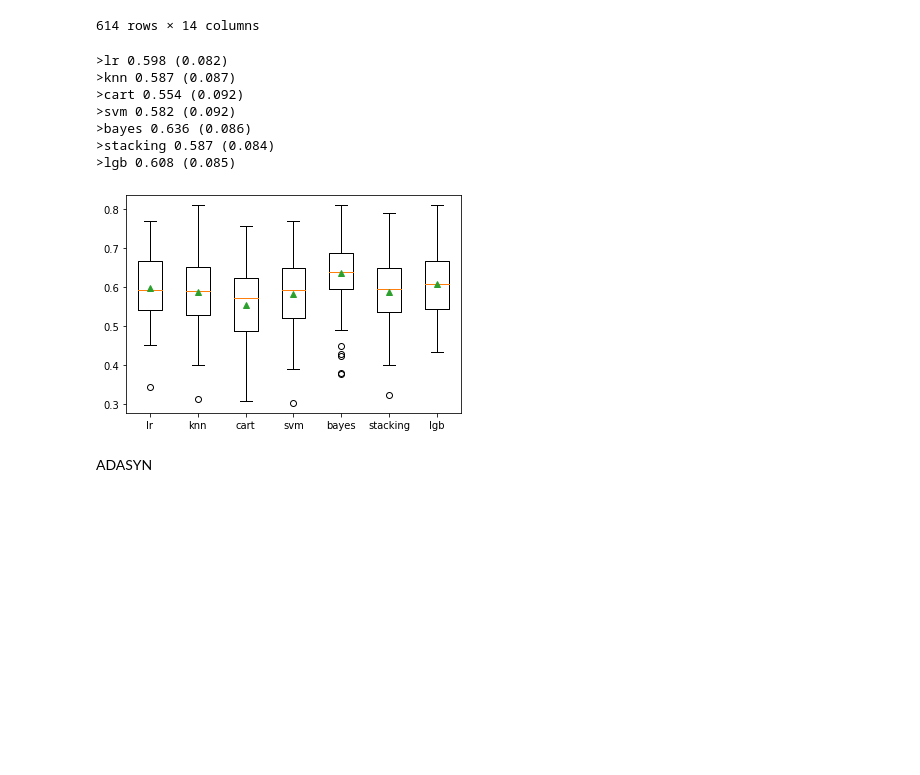
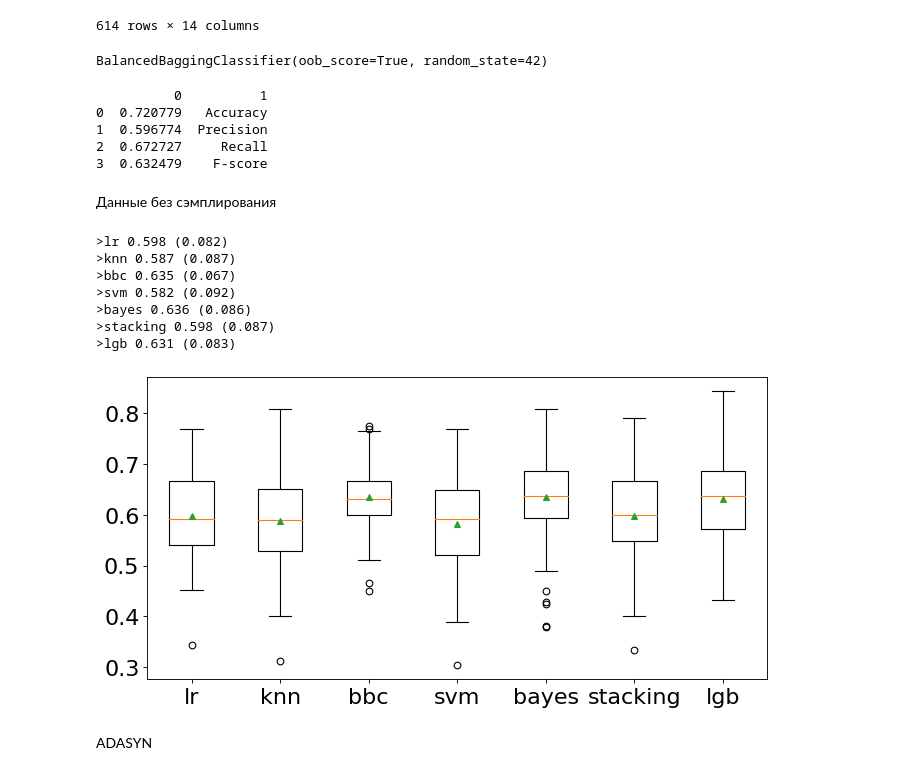
Before and after one commit to DenisKochetov/PIMA-dataset, a Jupyter notebook: pima.ipynb, the cells around one changed output. Drawn from its saved outputs; the diff is of its cells as text; code cells hidden in the pictures; blank space fills up the shorter version.

```diff
--- a/pima.ipynb
+++ b/pima.ipynb
@@ -485,30 +497,6 @@ tr_data
 614 rows × 14 columns
 # %%
 X, y = get_X_y()
-# %%
-# get the models to evaluate
-models = get_models()
-# evaluate the models and store results
-X = tr_data.drop('Outcome', axis=1)
-y = tr_data['Outcome']
-results, names = list(), list()
-for name, model in models.items():
-    scores = evaluate_model(model, X, y)
-    results.append(scores)
-    names.append(name)
-    print('>%s %.3f (%.3f)' % (name, mean(scores), std(scores)))
-# plot model performance for comparison
-pyplot.boxplot(results, labels=names, showmeans=True)
-pyplot.show()
-# %% [output]
->lr 0.598 (0.082)
->knn 0.587 (0.087)
->cart 0.554 (0.092)
->svm 0.582 (0.092)
->bayes 0.636 (0.086)
->stacking 0.587 (0.084)
->lgb 0.608 (0.085)
-[figure, removed]
 # %%
 # sampling
 from imblearn.combine import SMOTEENN
@@ -518,0 +509,14 @@ from imblearn.over_sampling import SMOTE
+# %%
+bbc = BalancedBaggingClassifier(random_state=42, oob_score=True)
+bbc.fit(tr_data.drop('Outcome', axis=1), tr_data['Outcome'])
+# %% [output]
+BalancedBaggingClassifier(oob_score=True, random_state=42)
+# %%
+y_pred = bbc.predict(te_data.drop('Outcome', axis=1))
+print_confusion_matrics(te_data['Outcome'], y_pred)
+# %% [output]
+          0          1
+0  0.720779   Accuracy
+1  0.596774  Precision
+2  0.672727     Recall
+3  0.632479    F-score
@@ -519,3 +525,31 @@ from imblearn.over_sampling import SMOTE
+# %%
+def compare_models(X_res, y_res):
+    # get the models to evaluate
+    models = get_models()
+    # evaluate the models and store results
+    results, names = list(), list()
+    for name, model in models.items():
+        scores = evaluate_model(model, X_res, y_res)
+        results.append(scores)
+        names.append(name)
+        print('>%s %.3f (%.3f)' % (name, mean(scores), std(scores)))
+    # plot model performance for comparison
+    figure(figsize=(10, 5), dpi=80)
+    pyplot.boxplot(results, labels=names, showmeans=True, widths=0.5)
+    pyplot.show()
+# %% [markdown]
+Данные без сэмплирования
+# %%
+compare_models(X, y)
+# %% [output]
+>lr 0.598 (0.082)
+>knn 0.587 (0.087)
+>bbc 0.635 (0.067)
+>svm 0.582 (0.092)
+>bayes 0.636 (0.086)
+>stacking 0.598 (0.087)
+>lgb 0.631 (0.083)
+[figure, added]
 # %% [markdown]
 ADASYN
 # %%
```
Also changed, not shown: parts of 23 cells of this notebook.
